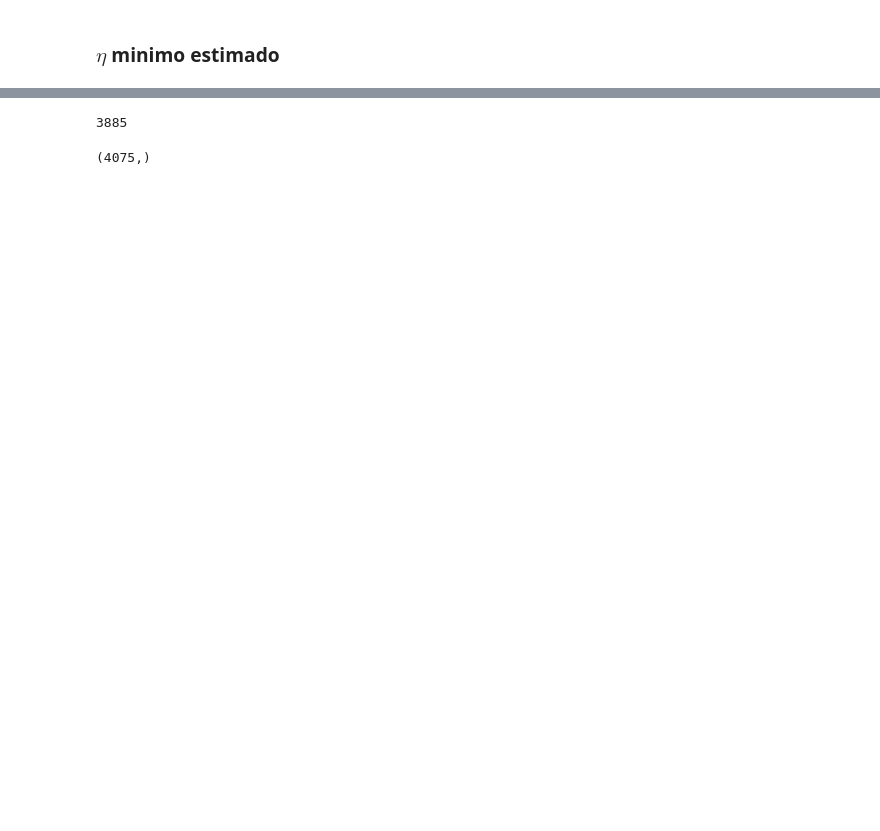
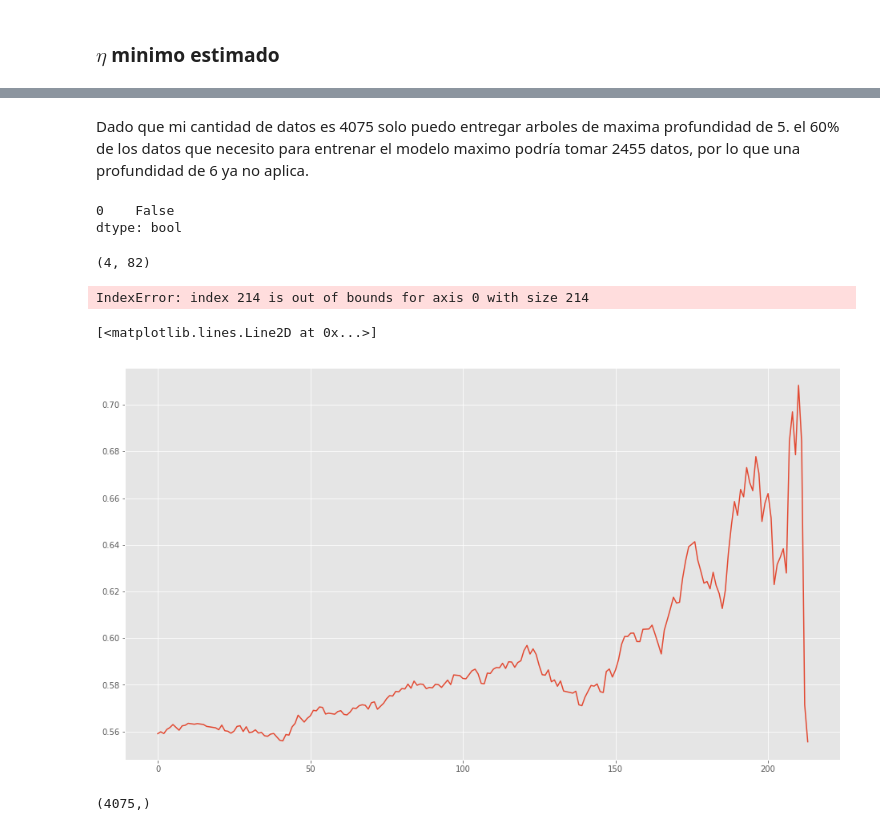
Before and after one commit to mcuscagua/Aprendizaje_Automatico, a Jupyter notebook: Trabajo_1/Liz/Decision Tree.ipynb, the cells around one changed output, grey strips where cells are left out. Drawn from its saved outputs; the diff is of its cells as text; code cells hidden in the pictures; blank space fills up the shorter version.

Commit message:
Arbol "listo"
Verificar

```diff
--- a/Trabajo_1/Liz/Decision Tree.ipynb
+++ b/Trabajo_1/Liz/Decision Tree.ipynb
@@ -91,6 +91,2 @@ def m_opt_tree(k,delta,Epsilon,features):
-# %%
-k=6
-n_est=m_opt_tree(k,delta,Epsilon,67)
-n_est
-# %% [output]
-3885
+# %% [markdown]
+Dado que mi cantidad de datos es 4075 solo puedo entregar arboles de maxima profundidad de 5. el 60% de los datos que necesito para entrenar el modelo maximo podría tomar 2455 datos, por lo que una profundidad de 6 ya no aplica.
@@ -96,0 +99,40 @@ n_est
+# %%
+Profundidad=5
+best_accur=np.zeros(len(set_parameters))
+accur=np.zeros(int((len(X)-int(muestra[5]))/10))
+R_rta=pd.DataFrame(accur,Conf_Mat)
+Conf_Mat= np.zeros((int((len(X)-int(muestra[5]))/10),3,3))
+R_rta.all()
+# %% [output]
+0    False
+dtype: bool
+# %%
+for i in range(len(set_parameters)):
+    dtc = DecisionTreeClassifier(max_depth = set_parameters[i][0], min_samples_leaf= set_parameters[i][1], random_state=19)
+    dtc.fit(X1_tr, Y1_tr)
+    y_pred = dtc.predict(X1_va)
+    best_accur[i]=accuracy_score(Y1_va, y_pred)
+ind_bst = np.where(best_accur == np.amax(best_accur))[0][0]
+ind_bst
+set_parameters[ind_bst]
+#n_est_mod_results['Best'] = set_parameters[ind_bst]
+# %% [output]
+(4, 82)
+# %%
+best_dtc = DecisionTreeClassifier(max_depth = set_parameters[ind_bst][0],min_samples_leaf= set_parameters[ind_bst][1], random_state=19)
+for i in range(len(N)):
+    Xb_tr, Xb_va, Yb_tr, Yb_va = train_test_split(X1_tr, Y1_tr, train_size = N[i]/X.shape[0], random_state=19)
+    best_dtc.fit(Xb_tr, Yb_tr)
+    y_pred = dtc.predict(Xb_va)
+    accur[i] = accuracy_score(Yb_va, y_pred)
+    Conf_Mat[i,:,:] = confusion_matrix(Yb_va, y_pred)
+# %% [output]
+IndexError: index 214 is out of bounds for axis 0 with size 214
+# %%
+accur
+num=list(range(len(accur)))
+# %%
+plt.plot(num,accur)
+# %% [output]
+[<matplotlib.lines.Line2D at 0x...>]
+[figure, added]
```
Also changed, not shown: parts of 20 cells of this notebook.
